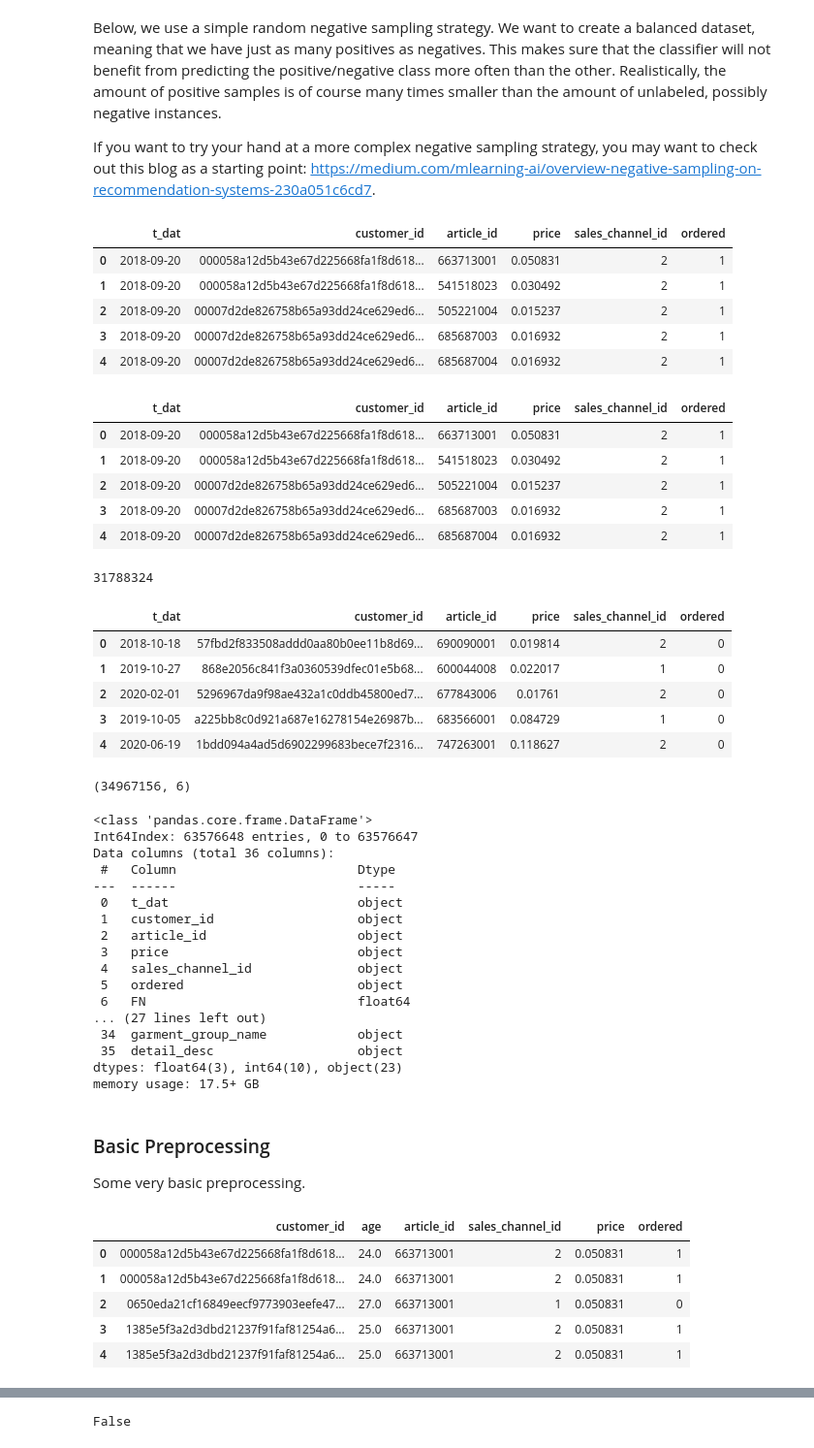
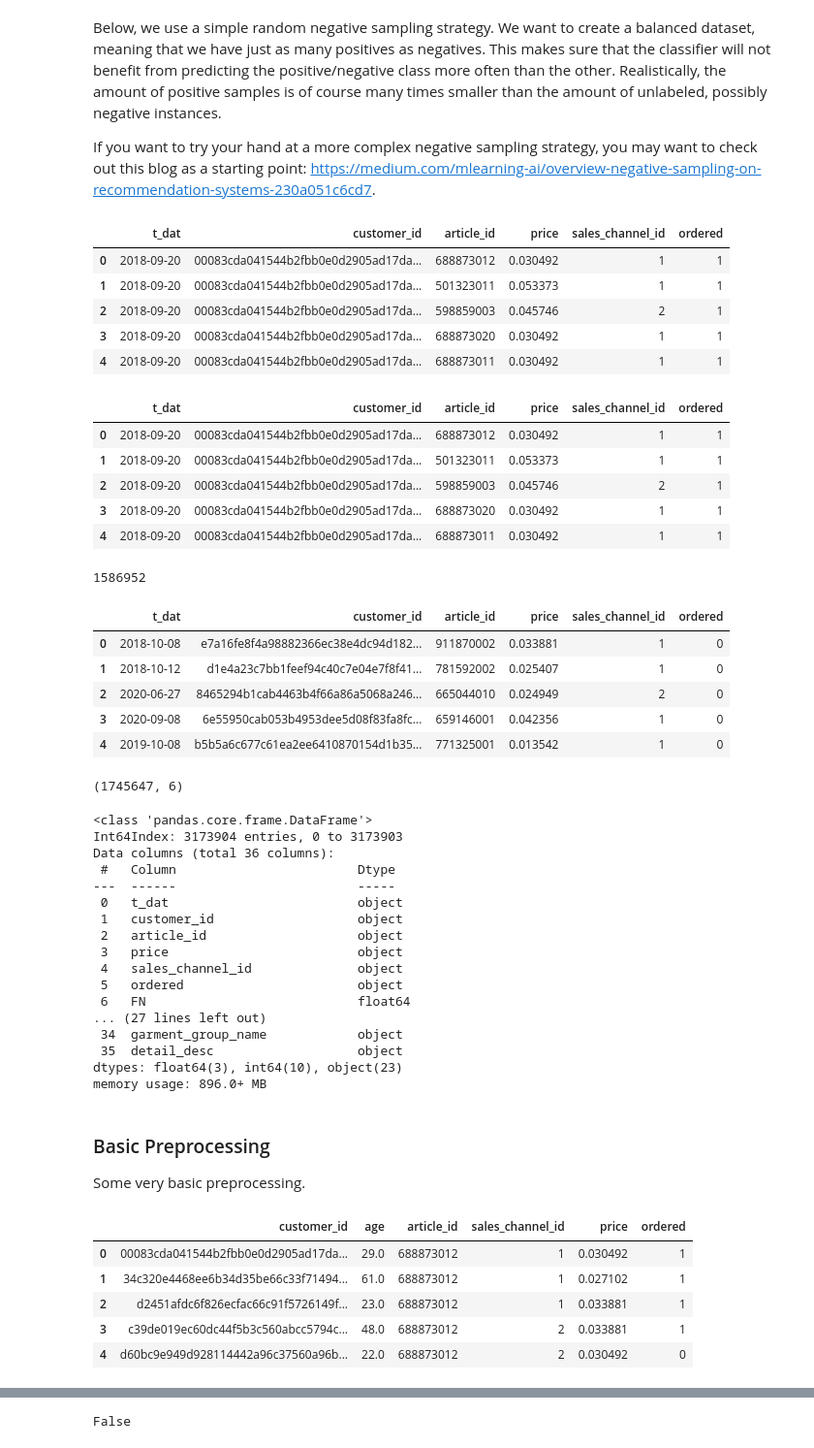
Before and after one commit to LienM/ai-project-22-23, a Jupyter notebook: ArnoTroch/lecture2.ipynb, the cells around one changed output, grey strips where cells are left out. Shown: that part at 97% size. Drawn from its saved outputs; the diff is of its cells as text; code cells hidden in the pictures.

```diff
--- a/ArnoTroch/lecture2.ipynb
+++ b/ArnoTroch/lecture2.ipynb
@@ -93,9 +91,9 @@ for sample_repr, sample in [("01", 0.001), ("1", 0.01), ("5", 0.05)]:
 0.01
 0.05
 # %%
-articles_sample = pd.read_csv('../data/articles_sample01.csv.gz')
-customers_sample = pd.read_csv('../data/customers_sample01.csv.gz')
-transactions_sample = pd.read_csv('../data/transactions_sample01.csv.gz')
+articles_sample = pd.read_csv('../data/articles_sample5.csv.gz')
+customers_sample = pd.read_csv('../data/customers_sample5.csv.gz')
+transactions_sample = pd.read_csv('../data/transactions_sample5.csv.gz')
 # %%
 customers_sample.info()
 # %% [output]
@@ -142,9 +140,9 @@ Once you are sure that your features add value and your validation scheme is cor
 ### Creating the Dataset
 # %%
 # If you'd rather use a sample. Uncomment the following code:
-# transactions = transactions_sample
-# customers = customers_sample
-# articles = articles_sample
+transactions = transactions_sample
+customers = customers_sample
+articles = articles_sample
 # %%
 transactions['ordered'] = 1
 # %% [markdown]
@@ -163,11 +161,11 @@ If you want to try your hand at a more complex negative sampling strategy, you m
 transactions.head()
 # %% [output]
 |  | t_dat | customer_id | article_id | price | sales_channel_id | ordered |
-| 0 | 2018-09-20 | 000058a12d5b43e67d225668fa1f8d618... | 663713001 | 0.050831 | 2 | 1 |
-| 1 | 2018-09-20 | 000058a12d5b43e67d225668fa1f8d618... | 541518023 | 0.030492 | 2 | 1 |
-| 2 | 2018-09-20 | 00007d2de826758b65a93dd24ce629ed6... | 505221004 | 0.015237 | 2 | 1 |
-| 3 | 2018-09-20 | 00007d2de826758b65a93dd24ce629ed6... | 685687003 | 0.016932 | 2 | 1 |
-| 4 | 2018-09-20 | 00007d2de826758b65a93dd24ce629ed6... | 685687004 | 0.016932 | 2 | 1 |
+| 0 | 2018-09-20 | 00083cda041544b2fbb0e0d2905ad17da... | 688873012 | 0.030492 | 1 | 1 |
+| 1 | 2018-09-20 | 00083cda041544b2fbb0e0d2905ad17da... | 501323011 | 0.053373 | 1 | 1 |
+| 2 | 2018-09-20 | 00083cda041544b2fbb0e0d2905ad17da... | 598859003 | 0.045746 | 2 | 1 |
+| 3 | 2018-09-20 | 00083cda041544b2fbb0e0d2905ad17da... | 688873020 | 0.030492 | 1 | 1 |
+| 4 | 2018-09-20 | 00083cda041544b2fbb0e0d2905ad17da... | 688873011 | 0.030492 | 1 | 1 |
 # %%
 # What's happening here?
 # We're creating negative samples. I.e. we're creating transactions that didn't actually occur.
@@ -178,24 +176,25 @@ positive_pairs = list(map(tuple, transactions[['customer_id', 'article_id']].dro
 transactions.head()
 # %% [output]
 |  | t_dat | customer_id | article_id | price | sales_channel_id | ordered |
-| 0 | 2018-09-20 | 000058a12d5b43e67d225668fa1f8d618... | 663713001 | 0.050831 | 2 | 1 |
-| 1 | 2018-09-20 | 000058a12d5b43e67d225668fa1f8d618... | 541518023 | 0.030492 | 2 | 1 |
-| 2 | 2018-09-20 | 00007d2de826758b65a93dd24ce629ed6... | 505221004 | 0.015237 | 2 | 1 |
-| 3 | 2018-09-20 | 00007d2de826758b65a93dd24ce629ed6... | 685687003 | 0.016932 | 2 | 1 |
-| 4 | 2018-09-20 | 00007d2de826758b65a93dd24ce629ed6... | 685687004 | 0.016932 | 2 | 1 |
+| 0 | 2018-09-20 | 00083cda041544b2fbb0e0d2905ad17da... | 688873012 | 0.030492 | 1 | 1 |
+| 1 | 2018-09-20 | 00083cda041544b2fbb0e0d2905ad17da... | 501323011 | 0.053373 | 1 | 1 |
+| 2 | 2018-09-20 | 00083cda041544b2fbb0e0d2905ad17da... | 598859003 | 0.045746 | 2 | 1 |
+| 3 | 2018-09-20 | 00083cda041544b2fbb0e0d2905ad17da... | 688873020 | 0.030492 | 1 | 1 |
+| 4 | 2018-09-20 | 00083cda041544b2fbb0e0d2905ad17da... | 688873011 | 0.030492 | 1 | 1 |
 # %%
 # Extract real values
 real_dates = transactions["t_dat"].unique()
 real_customers = transactions["customer_id"].unique()
 real_articles = transactions["article_id"].unique()
 real_channels = transactions["sales_channel_id"].unique()
-article_and_price = transactions[["article_id","price"]].drop_duplicates("article_id").set_index("article_id").squeeze()
+article_and_price = transactions[["article_id", "price"]].drop_duplicates("article_id").set_index(
+    "article_id").squeeze()
 # %%
 # How many negatives do we need to sample?
 num_neg_pos = transactions.shape[0]
 print(num_neg_pos)
 # %% [output]
-31788324
+1586952
 # %%
 # Sampling negatives by selecting random users, articles, dates and sales channel:
 # Note: This is quite naive. Some articles may not even have been available at the date we are sampling.
@@ -213,21 +212,22 @@ ordered = np.array([0] * num_neg_samples)
 # Assign to every article a real price.
 neg_prices = article_and_price[neg_articles].values
 # %%
-neg_transactions = pd.DataFrame([neg_dates, neg_customers, neg_articles, neg_prices, neg_channels, ordered], index=transactions.columns).T
+neg_transactions = pd.DataFrame([neg_dates, neg_customers, neg_articles, neg_prices, neg_channels, ordered],
+                                index=transactions.columns).T
 # %%
 # Result:
 neg_transactions.head()
 # %% [output]
 |  | t_dat | customer_id | article_id | price | sales_channel_id | ordered |
-| 0 | 2018-10-18 | 57fbd2f833508addd0aa80b0ee11b8d69... | 690090001 | 0.019814 | 2 | 0 |
-| 1 | 2019-10-27 | 868e2056c841f3a0360539dfec01e5b68... | 600044008 | 0.022017 | 1 | 0 |
-| 2 | 2020-02-01 | 5296967da9f98ae432a1c0ddb45800ed7... | 677843006 | 0.01761 | 2 | 0 |
-| 3 | 2019-10-05 | a225bb8c0d921a687e16278154e26987b... | 683566001 | 0.084729 | 1 | 0 |
-| 4 | 2020-06-19 | 1bdd094a4ad5d6902299683bece7f2316... | 747263001 | 0.118627 | 2 | 0 |
+| 0 | 2018-10-08 | e7a16fe8f4a98882366ec38e4dc94d182... | 911870002 | 0.033881 | 1 | 0 |
+| 1 | 2018-10-12 | d1e4a23c7bb1feef94c40c7e04e7f8f41... | 781592002 | 0.025407 | 1 | 0 |
+| 2 | 2020-06-27 | 8465294b1cab4463b4f66a86a5068a246... | 665044010 | 0.024949 | 2 | 0 |
+| 3 | 2020-09-08 | 6e55950cab053b4953dee5d08f83fa8fc... | 659146001 | 0.042356 | 1 | 0 |
+| 4 | 2019-10-08 | b5b5a6c677c61ea2ee6410870154d1b35... | 771325001 | 0.013542 | 1 | 0 |
 # %%
 neg_transactions.shape
 # %% [output]
-(34967156, 6)
+(1745647, 6)
 # %%
 # Remove random negative samples that actually coincide with positives
 df = neg_transactions[
@@ -245,7 +245,7 @@ transactions = transactions.merge(articles, how="inner", on='article_id')
 transactions.info()
 # %% [output]
 <class 'pandas.core.frame.DataFrame'>
-Int64Index: 63576648 entries, 0 to 63576647
+Int64Index: 3173904 entries, 0 to 3173903
 Data columns (total 36 columns):
  #   Column                        Dtype
 ---  ------                        -----
@@ -260,21 +260,22 @@ Data columns (total 36 columns):
  34  garment_group_name            object
  35  detail_desc                   object
 dtypes: float64(3), int64(10), object(23)
-memory usage: 17.5+ GB
+memory usage: 896.0+ MB
 # %% [markdown]
 ### Basic Preprocessing
 Some very basic preprocessing.
 # %%
 # I'm dropping a lot of columns, use them in your engineering tasks!
-transactions_processed = transactions[['customer_id', 'age', 'article_id', 'sales_channel_id', 'price', 'ordered']].copy()
+transactions_processed = transactions[
+    ['customer_id', 'age', 'article_id', 'sales_channel_id', 'price', 'ordered']].copy()
 transactions_processed.head()
 # %% [output]
 |  | customer_id | age | article_id | sales_channel_id | price | ordered |
-| 0 | 000058a12d5b43e67d225668fa1f8d618... | 24.0 | 663713001 | 2 | 0.050831 | 1 |
-| 1 | 000058a12d5b43e67d225668fa1f8d618... | 24.0 | 663713001 | 2 | 0.050831 | 1 |
-| 2 | 0650eda21cf16849eecf9773903eefe47... | 27.0 | 663713001 | 1 | 0.050831 | 0 |
-| 3 | 1385e5f3a2d3dbd21237f91faf81254a6... | 25.0 | 663713001 | 2 | 0.050831 | 1 |
-| 4 | 1385e5f3a2d3dbd21237f91faf81254a6... | 25.0 | 663713001 | 2 | 0.050831 | 1 |
+| 0 | 00083cda041544b2fbb0e0d2905ad17da... | 29.0 | 688873012 | 1 | 0.030492 | 1 |
+| 1 | 34c320e4468ee6b34d35be66c33f71494... | 61.0 | 688873012 | 1 | 0.027102 | 1 |
+| 2 | d2451afdc6f826ecfac66c91f5726149f... | 23.0 | 688873012 | 1 | 0.033881 | 1 |
+| 3 | c39de019ec60dc44f5b3c560abcc5794c... | 48.0 | 688873012 | 2 | 0.033881 | 1 |
+| 4 | d60bc9e949d928114442a96c37560a96b... | 22.0 | 688873012 | 2 | 0.030492 | 0 |
 # %%
 # Does it make sense to label encode?
 # Label encoding the customer and article IDs:
```
Also changed, not shown: parts of 30 cells of this notebook.
